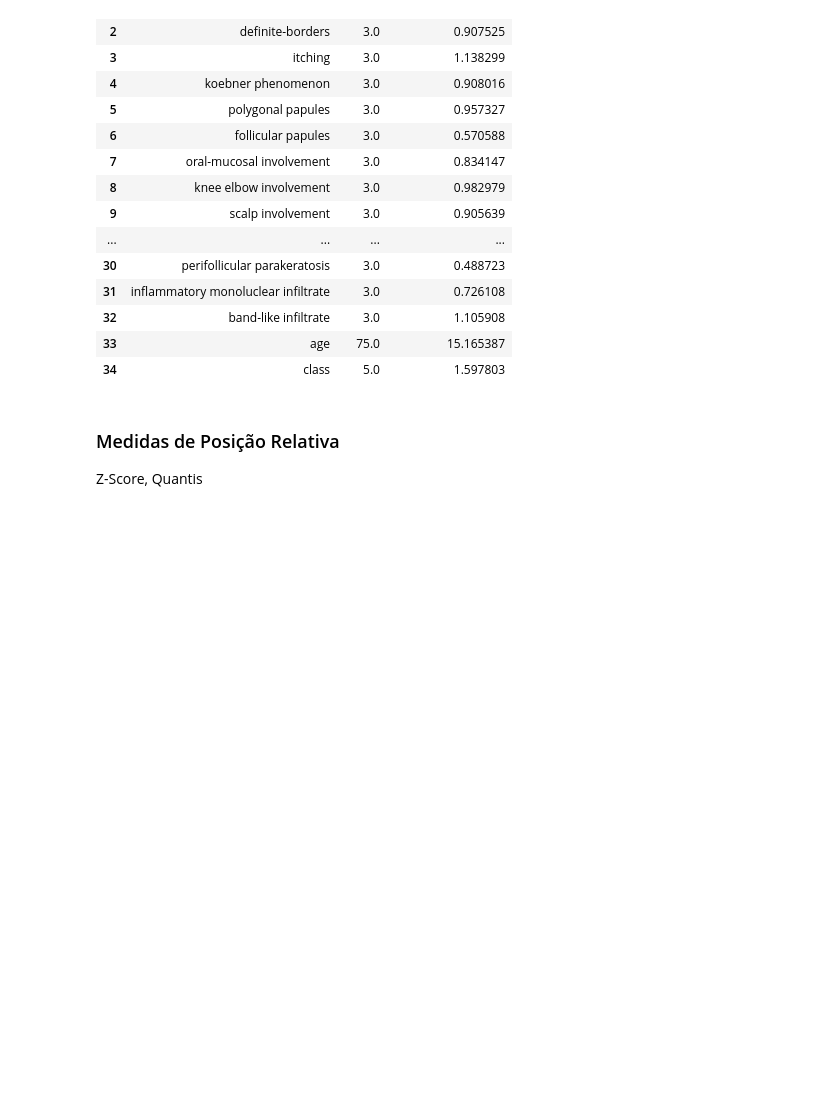
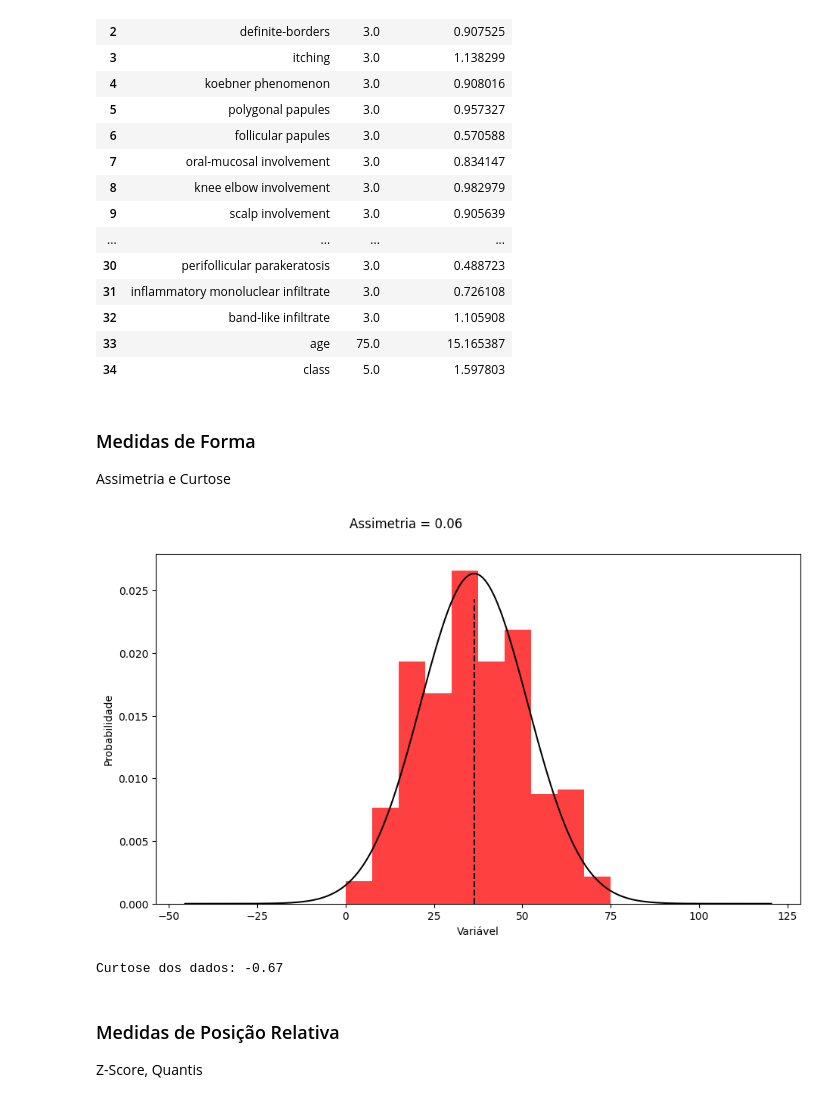
Before and after one commit to giovannaFantacini/KDD_DatasetDermatology, a Jupyter notebook: Mineracao.ipynb, the cells around one changed output. Drawn from its saved outputs; the diff is of its cells as text; code cells hidden in the pictures; blank space fills up the shorter version.

```diff
--- a/Mineracao.ipynb
+++ b/Mineracao.ipynb
@@ -1250,6 +1327,51 @@ display(table_measures)
 | 32 | band-like infiltrate | 3.0 | 1.105908 |
 | 33 | age | 75.0 | 15.165387 |
 | 34 | class | 5.0 | 1.597803 |
+# %% [markdown]
+### Medidas de Forma
+Assimetria e Curtose
+# %%
+from scipy.stats import skew
+import scipy.stats as st
+
+curtose = kurtosis(df_clean['age'])
+assimetria = skew(df_clean['age'])
+
+dados = df_clean['age']
+
+media = round(np.mean(data), 2)
+mediana = round(np.median(data), 2)
+moda = data.mode().values[0]
+
+# Criando um histograma e o formato da distribuição
+plt.figure(figsize =(11, 6))
+n, bins, patches = plt.hist(dados, density=True, facecolor='red', alpha=0.75, bins=10) # Altere o número de bins conforme necessário
+
+# Criando o intervalo da curva
+intervalo = np.linspace(min(dados)-3*np.std(dados), max(dados)+3*np.std(dados), num=50000)
+pdf = st.norm.pdf(intervalo, np.mean(dados), np.std(dados))
+
+plt.plot(intervalo, pdf, 'k-', label='pdf')
+plt.axvline(x=np.mean(dados), ymin=0.0, ymax=0.87, color='black', linestyle="--")
+plt.text(1.2, 0.03, f'Assimetria = {assimetria:.2f}', fontsize=12)
+# plt.text(np.mean(dados) + 0.2, 0.25, f'Média = {media}', fontsize=10, multialignment='right', fontstyle='italic')
+# plt.text(np.mean(dados) + 0.2, 0.2, f'Mediana = {mediana}', fontsize=10, multialignment='right', fontstyle='italic')
+# plt.text(np.mean(dados) + 0.2, 0.15, f'Moda = {moda}', fontsize=10, multialignment='right', fontstyle='italic')
+plt.xlabel('Variável')
+plt.ylabel('Probabilidade')
+
+plt.grid(False)
+plt.show()
+# %% [output]
+[figure, added]
+# %%
+from scipy.stats import kurtosis
+
+curtose = round(kurtosis(df_clean['age']), 2)
+
+print("Curtose dos dados:", curtose)
+# %% [output]
+Curtose dos dados: -0.67
 # %% [markdown]
 ### Medidas de Posição Relativa
 
```
Also changed, not shown: parts of 11 cells of this notebook.
